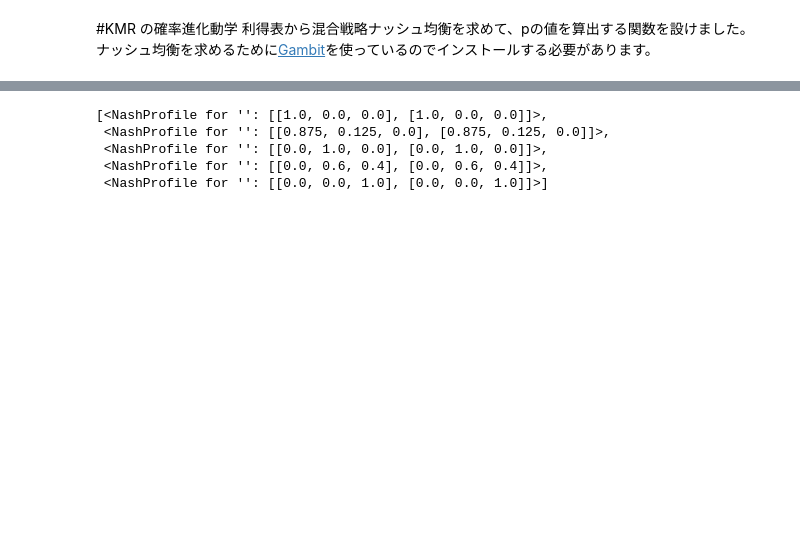
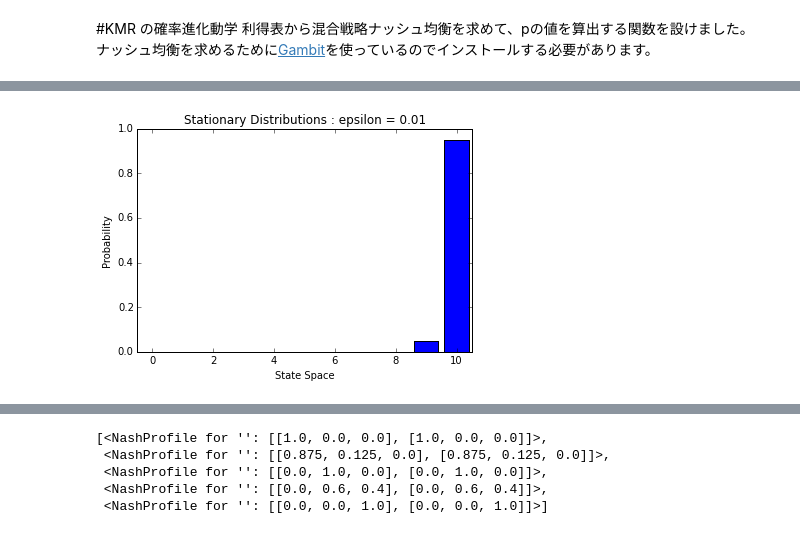
Before and after one commit to IanMadlenya/Game-Theory, a Jupyter notebook: StochasticEvolution/KMR.ipynb, the cells around one changed output, grey strips where cells are left out. Drawn from its saved outputs; the diff is of its cells as text; code cells hidden in the pictures; blank space fills up the shorter version.

```diff
--- a/StochasticEvolution/KMR.ipynb
+++ b/StochasticEvolution/KMR.ipynb
@@ -11,0 +38,5 @@ import numpy as np
+# %%
+#  定常分布
+k.plot_stationary_distribution()
+# %% [output]
+[figure, added]
```
Also changed, not shown: parts of 26 cells of this notebook, 1 other file.
